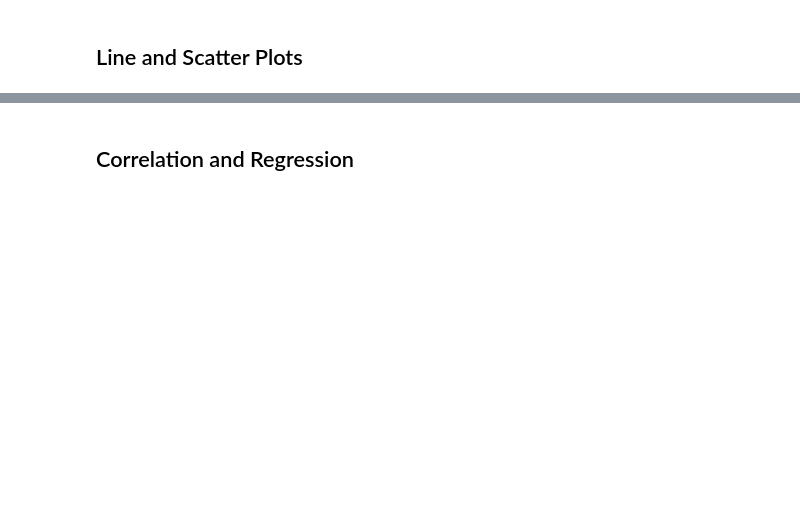
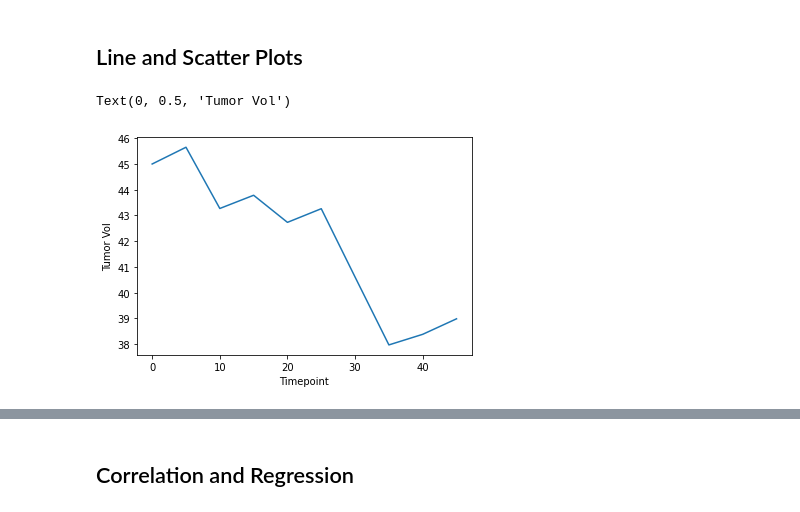
Before and after one commit to vsanga04/Matplotlib, a Jupyter notebook: Pymaceuticals/pymaceuticals_starter.ipynb, the cells around one changed output, grey strips where cells are left out. Saved outputs shown, nothing was run; the diff lists cells and outputs as text; code cells hidden in the pictures; blank space fills up the shorter version.

```diff
--- a/Pymaceuticals/pymaceuticals_starter.ipynb
+++ b/Pymaceuticals/pymaceuticals_starter.ipynb
@@ -308,5 +326,16 @@ ValueError: Lengths must match to compare
 ## Line and Scatter Plots
 # %%
 # Generate a line plot of tumor volume vs. time point for a mouse treated with Capomulin
+vol_time = clean_csv[clean_csv["Mouse ID"].isin(["b128"])]
+vol_time
+
+x_axis = vol_time["Timepoint"]
+y_axis = vol_time["Tumor Volume (mm3)"]
+plt.plot(x_axis,y_axis)
+plt.xlabel("Timepoint")
+plt.ylabel("Tumor Vol")
+# %% [output]
+Text(0, 0.5, 'Tumor Vol')
+[figure, added]
 # %%
 # Generate a scatter plot of average tumor volume vs. mouse weight for the Capomulin regimen
```
Also changed, not shown: parts of 8 cells of this notebook.
